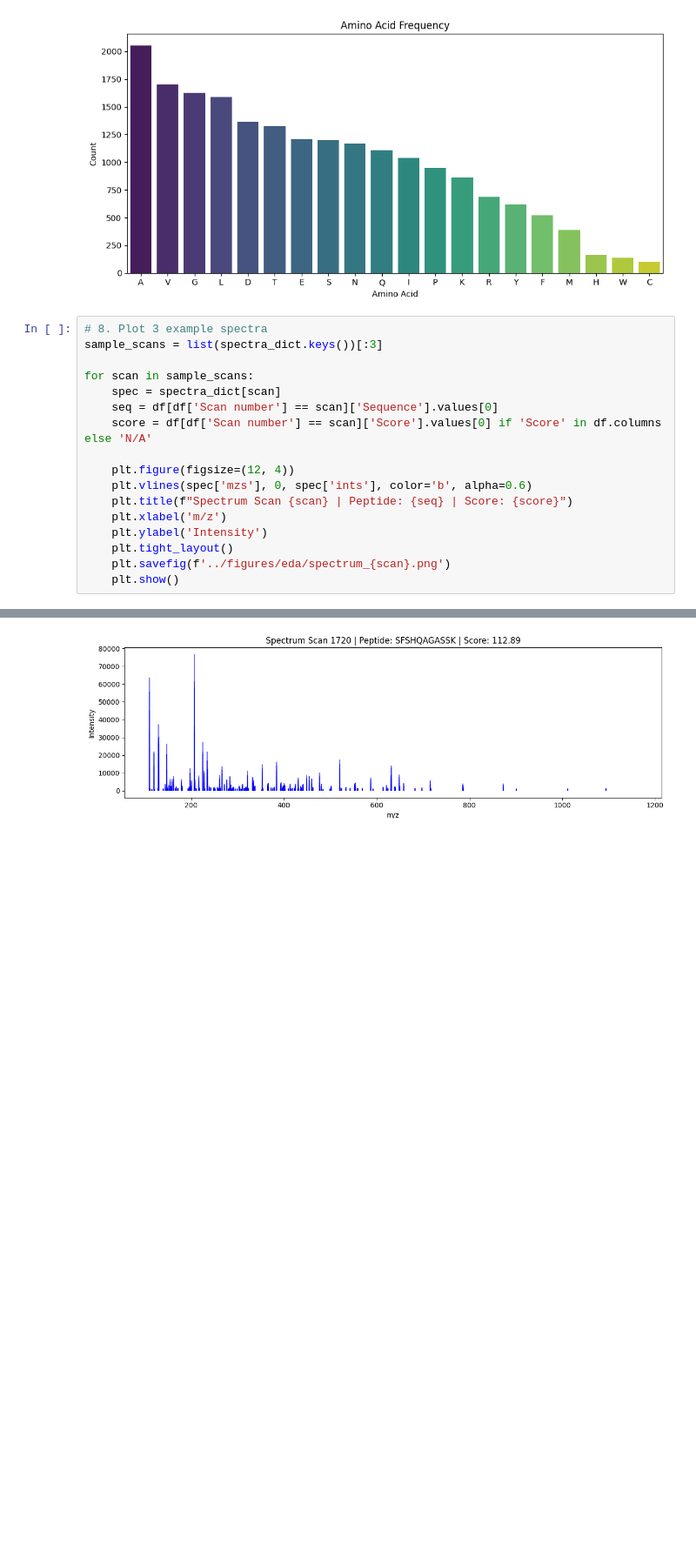
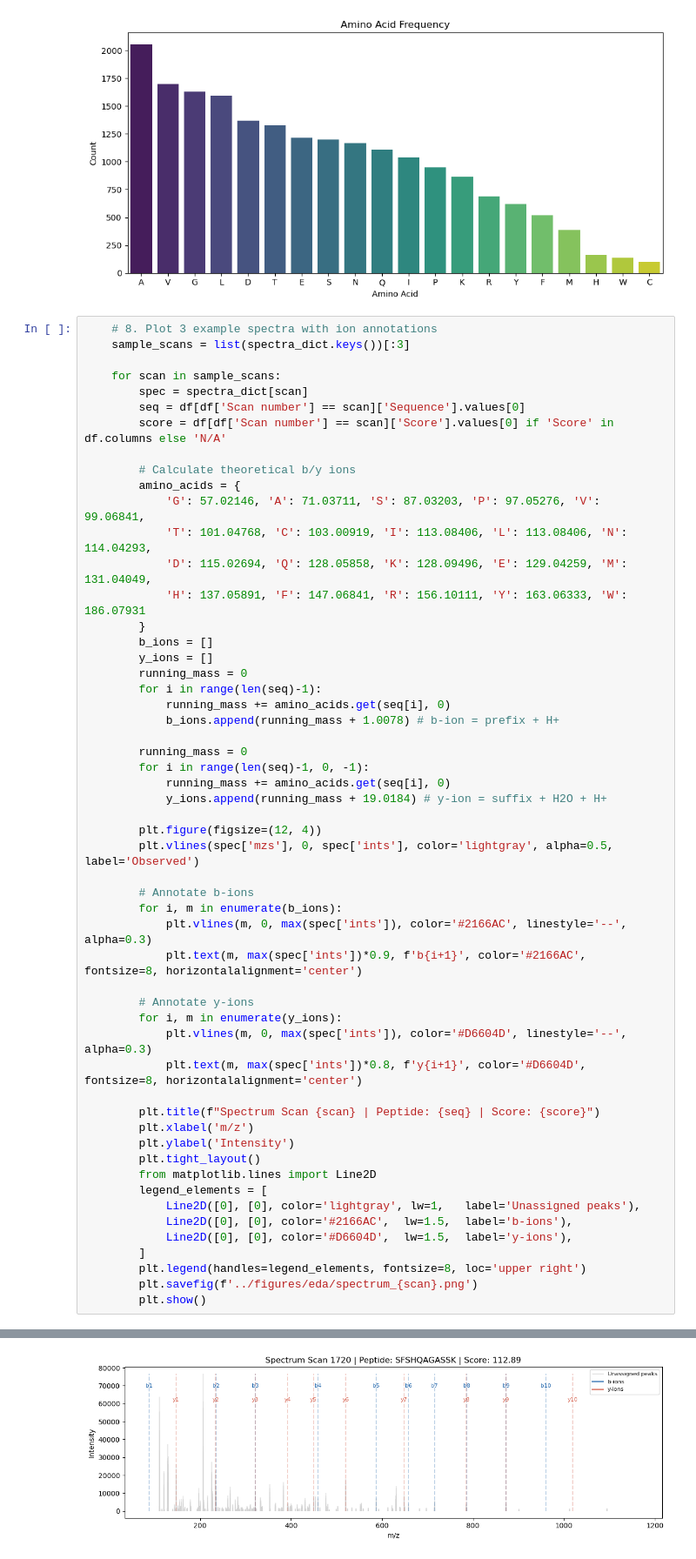
Before and after one commit to AkshayRevankarDev/peptide-diffusion, a Jupyter notebook: notebooks/01_eda.ipynb, the cells around one changed output, grey strips where cells are left out. Shown at 87% size. Saved outputs shown, nothing was run; the diff lists cells and outputs as text; blank space fills up the shorter version.

Commit message:
Applied Part 2 Audit Fixes: Notebook paths, GRU metrics, b/y ion annotations

```diff
--- a/notebooks/01_eda.ipynb
+++ b/notebooks/01_eda.ipynb
@@ -145,20 +145,57 @@ plt.show()
 # %% [output]
 [figure]
 # %%
-# 8. Plot 3 example spectra
-sample_scans = list(spectra_dict.keys())[:3]
+    # 8. Plot 3 example spectra with ion annotations
+    sample_scans = list(spectra_dict.keys())[:3]
 
-for scan in sample_scans:
-    spec = spectra_dict[scan]
-    seq = df[df['Scan number'] == scan]['Sequence'].values[0]
-    score = df[df['Scan number'] == scan]['Score'].values[0] if 'Score' in df.columns else 'N/A'
+    for scan in sample_scans:
+        spec = spectra_dict[scan]
+        seq = df[df['Scan number'] == scan]['Sequence'].values[0]
+        score = df[df['Scan number'] == scan]['Score'].values[0] if 'Score' in df.columns else 'N/A'
 
-    plt.figure(figsize=(12, 4))
-    plt.vlines(spec['mzs'], 0, spec['ints'], color='b', alpha=0.6)
-    plt.title(f"Spectrum Scan {scan} | Peptide: {seq} | Score: {score}")
-    plt.xlabel('m/z')
-    plt.ylabel('Intensity')
-    plt.tight_layout()
-    plt.savefig(f'../figures/eda/spectrum_{scan}.png')
-    plt.show()
+        # Calculate theoretical b/y ions
+        amino_acids = {
+            'G': 57.02146, 'A': 71.03711, 'S': 87.03203, 'P': 97.05276, 'V': 99.06841,
+            'T': 101.04768, 'C': 103.00919, 'I': 113.08406, 'L': 113.08406, 'N': 114.04293,
+            'D': 115.02694, 'Q': 128.05858, 'K': 128.09496, 'E': 129.04259, 'M': 131.04049,
+            'H': 137.05891, 'F': 147.06841, 'R': 156.10111, 'Y': 163.06333, 'W': 186.07931
+        }
+        b_ions = []
+        y_ions = []
+        running_mass = 0
+        for i in range(len(seq)-1):
+            running_mass += amino_acids.get(seq[i], 0)
+            b_ions.append(running_mass + 1.0078) # b-ion = prefix + H+
+
+        running_mass = 0
+        for i in range(len(seq)-1, 0, -1):
+            running_mass += amino_acids.get(seq[i], 0)
+            y_ions.append(running_mass + 19.0184) # y-ion = suffix + H2O + H+
+
+        plt.figure(figsize=(12, 4))
+        plt.vlines(spec['mzs'], 0, spec['ints'], color='lightgray', alpha=0.5, label='Observed')
+
+        # Annotate b-ions
+        for i, m in enumerate(b_ions):
+            plt.vlines(m, 0, max(spec['ints']), color='#2166AC', linestyle='--', alpha=0.3)
+            plt.text(m, max(spec['ints'])*0.9, f'b{i+1}', color='#2166AC', fontsize=8, horizontalalignment='center')
+
+        # Annotate y-ions
+        for i, m in enumerate(y_ions):
+            plt.vlines(m, 0, max(spec['ints']), color='#D6604D', linestyle='--', alpha=0.3)
+            plt.text(m, max(spec['ints'])*0.8, f'y{i+1}', color='#D6604D', fontsize=8, horizontalalignment='center')
+
+        plt.title(f"Spectrum Scan {scan} | Peptide: {seq} | Score: {score}")
+        plt.xlabel('m/z')
+        plt.ylabel('Intensity')
+        plt.tight_layout()
+        from matplotlib.lines import Line2D
+        legend_elements = [
+            Line2D([0], [0], color='lightgray', lw=1,   label='Unassigned peaks'),
+            Line2D([0], [0], color='#2166AC',  lw=1.5,  label='b-ions'),
+            Line2D([0], [0], color='#D6604D',  lw=1.5,  label='y-ions'),
+        ]
+        plt.legend(handles=legend_elements, fontsize=8, loc='upper right')
+        plt.savefig(f'../figures/eda/spectrum_{scan}.png')
+        plt.show()
 # %% [output]
@@ -167,4 +204,4 @@ for scan in sample_scans:
-[figure, old version]
+[figure, new version]
 # %%
 # 9. Score distribution
 if 'Score' in df.columns:
```
Also changed, not shown: parts of 3 cells of this notebook, 24 other files.
